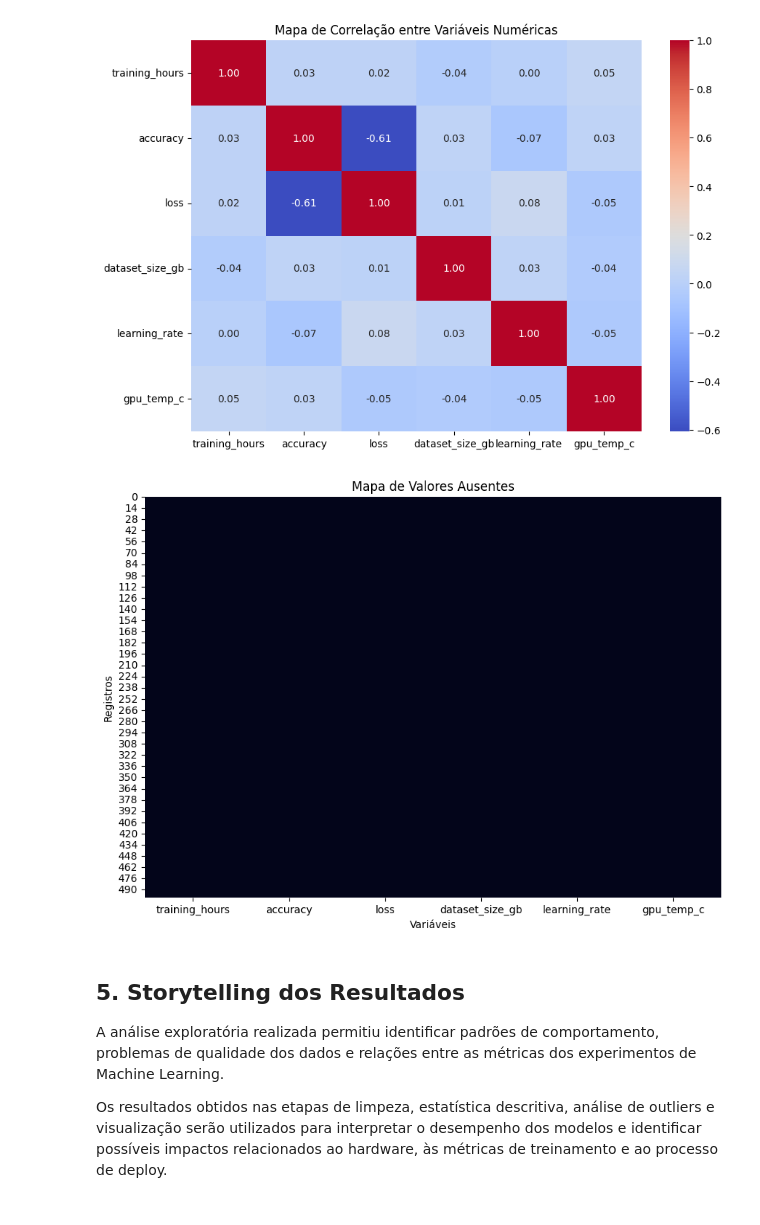
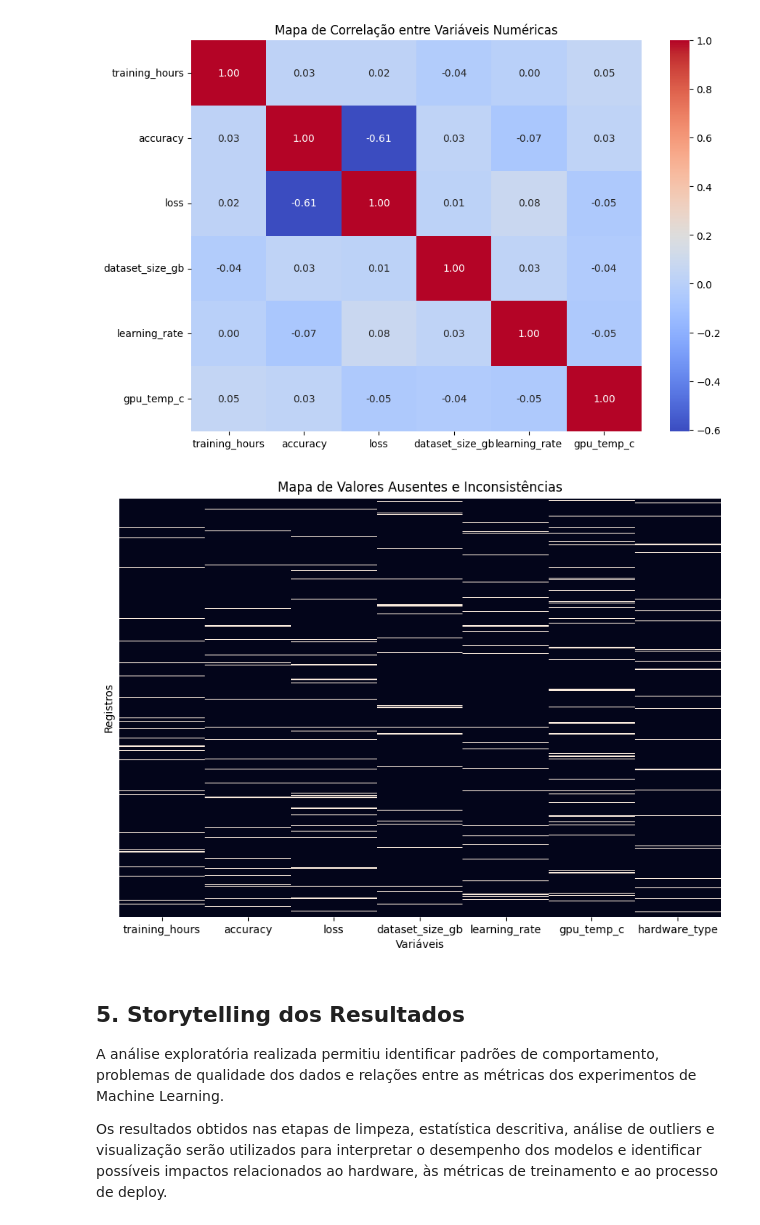
Before and after one commit to Malu-MDA/Exploratory-Data-Analysis, a Jupyter notebook: Avaliação_Parcial_01_DataAnalysis.ipynb, the cells around one changed output. Cells and saved outputs as stored; diff of their text form; code cells hidden in the pictures.

```diff
--- a/Avaliação_Parcial_01_DataAnalysis.ipynb
+++ b/Avaliação_Parcial_01_DataAnalysis.ipynb
@@ -34,6 +34,8 @@ df.head()
 | 2 | MOD-003 | 11.511403 | 0.818686 | 0.187371 | 10.0 | 0.0100 | NVIDIA V100 | ... |
 | 3 | MOD-004 | 11.511524 | 0.732474 | 0.308688 | NaN | 0.0001 | NVIDIA V100 | ... |
 | 4 | MOD-005 | 30.830700 | 0.778067 | 0.217905 | 10.0 | 0.0010 | NVIDIA A100 | ... |
+# %%
+df_antes = df.copy()
 # %%
 df.info()
 # %% [output]
@@ -375,20 +420,42 @@ plt.title("Mapa de Correlação entre Variáveis Numéricas")
 plt.show()
 # %% [output]
 [figure]
-# %%
-plt.figure(figsize=(10, 7))
-
-sns.heatmap(
-    df[colunas_numericas].isnull(),
-    cbar=False
-)
-
-plt.title("Mapa de Valores Ausentes")
-plt.xlabel("Variáveis")
-plt.ylabel("Registros")
-plt.show()
-# %% [output]
-[figure, removed]
+# %%
+# Identificação de valores ausentes ou inconsistentes
+
+ruido = pd.DataFrame(index=df_antes.index)
+
+ruido["training_hours"] = df_antes["training_hours"].isnull()
+ruido["accuracy"] = (
+    df_antes["accuracy"].isnull() |
+    (df_antes["accuracy"] > 1)
+)
+ruido["loss"] = df_antes["loss"].isnull()
+ruido["dataset_size_gb"] = df_antes["dataset_size_gb"].isnull()
+ruido["learning_rate"] = (
+    df_antes["learning_rate"].isnull() |
+    (df_antes["learning_rate"] < 0)
+)
+ruido["gpu_temp_c"] = (
+    df_antes["gpu_temp_c"].isnull() |
+    (df_antes["gpu_temp_c"] > 100)
+)
+ruido["hardware_type"] = df_antes["hardware_type"].isnull()
+
+plt.figure(figsize=(10, 7))
+
+sns.heatmap(
+    ruido,
+    cbar=False,
+    yticklabels=False
+)
+
+plt.title("Mapa de Valores Ausentes e Inconsistências")
+plt.xlabel("Variáveis")
+plt.ylabel("Registros")
+plt.show()
+# %% [output]
+[figure, added]
 # %% [markdown]
 ## 5. Storytelling dos Resultados
 
```
Also changed, not shown: parts of 10 cells of this notebook.
